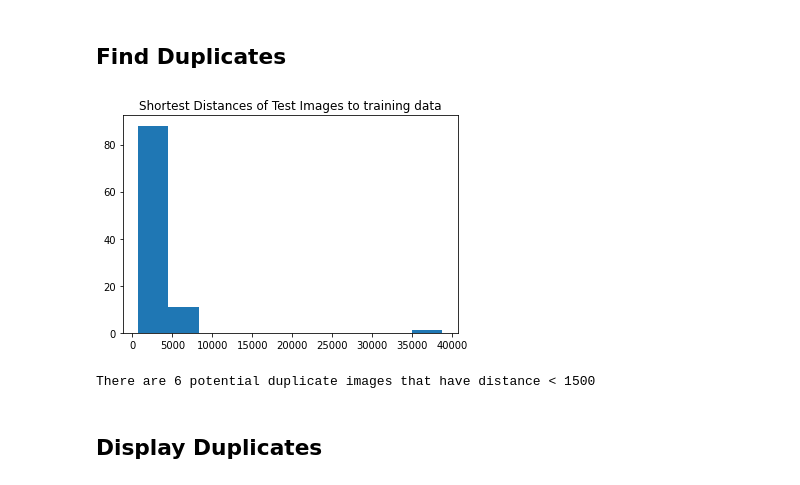
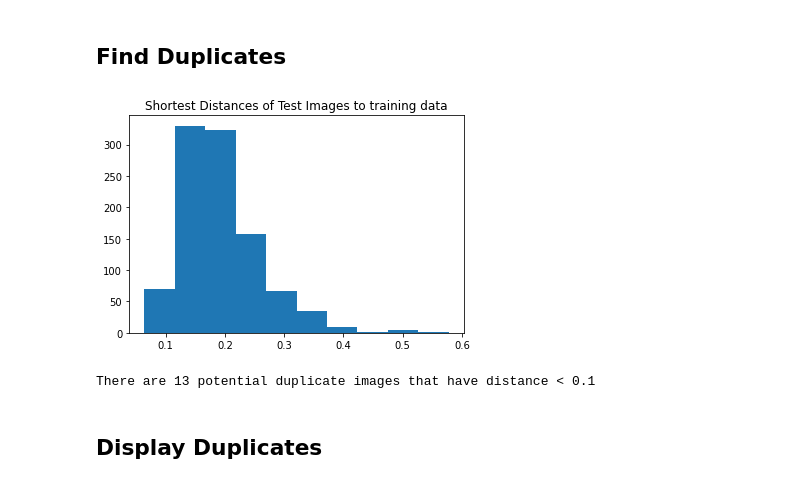
Before and after one commit to adimyth/arya_date, a Jupyter notebook: notebooks/knn-find-duplicates.ipynb, the cells around one changed output. Cells and saved outputs as stored; diff of their text form; code cells hidden in the pictures.

Commit message:
feat: adds notebook comparing duplicates between train & test on both raw & cropped images

```diff
--- a/notebooks/knn-find-duplicates.ipynb
+++ b/notebooks/knn-find-duplicates.ipynb
@@ -84,7 +88,37 @@ We will extract image embeddings from ResNet50 using images of size `224x224`. I
+# %%
+def get_mnist_model():
+    model = Sequential()
+    model.add(InputLayer(input_shape=(28, 28, 1)))
+    model.add(Conv2D(32, kernel_size = 3, activation='relu'))
+    model.add(BatchNormalization())
+    model.add(Conv2D(32, kernel_size = 3, activation='relu'))
+    model.add(BatchNormalization())
+    model.add(Conv2D(32, kernel_size = 5, strides=2, padding='same', activation='relu'))
+    model.add(BatchNormalization())
+    model.add(Dropout(0.4))
+
+    model.add(Conv2D(64, kernel_size = 3, activation='relu'))
+    model.add(BatchNormalization())
+    model.add(Conv2D(64, kernel_size = 3, activation='relu'))
+    model.add(BatchNormalization())
+    model.add(Conv2D(64, kernel_size = 5, strides=2, padding='same', activation='relu'))
+    model.add(BatchNormalization())
+    model.add(Dropout(0.4))
+
+    model.add(Conv2D(128, kernel_size = 4, activation='relu'))
+    model.add(BatchNormalization())
+    model.add(Flatten())
+    model.add(Dropout(0.4))
+    model.add(Dense(10, activation='softmax'))
+    model.load_weights("../data/external/model_0.h5")
+    return model
+# %%
+model = get_mnist_model()
 # %%
 def build_model():
-    inp = tf.keras.layers.Input(shape=(IMG_SIZE, IMG_SIZE, 3))
-    base = efn.EfficientNetB0(input_shape=(IMG_SIZE, IMG_SIZE, 3), weights="imagenet", include_top=False)
+    inp = tf.keras.layers.Input(shape=(IMG_SIZE, IMG_SIZE, 1))
+    model = get_mnist_model()
+    base = Model(inputs=model.input, outputs=model.get_layer(index=-4).output)
     x = base(inp)
     x = tf.keras.layers.GlobalAveragePooling2D()(x)
     model = tf.keras.Model(inputs=inp, outputs=x)
@@ -122,23 +158,23 @@ Train Embeddings Shape: (100, 1280)
 # %% [markdown]
 ## Find Duplicates
 # %%
-KNN = 5
-model = NearestNeighbors(n_neighbors=KNN)
-model.fit(embed_train)
-distances, indices = model.kneighbors(embed_test)
+KNN = 3
+knn = NearestNeighbors(n_neighbors=KNN)
+knn.fit(embed_train)
+distances, indices = knn.kneighbors(embed_test)
 
 mm = np.min(distances, axis=1)
 plt.title("Shortest Distances of Test Images to training data")
 plt.hist(mm)
 plt.show()
 # %% [output]
-[figure, old version]
+[figure, new version]
 # %%
-CUTOFF = 1500
-idx = np.where( (mm<CUTOFF) )[0]
-print('There are %i potential duplicate images that have distance < %i'%(len(idx),CUTOFF))
+CUTOFF = 0.1
+idx = np.where((mm<CUTOFF))[0]
+print(f"There are {len(idx)} potential duplicate images that have distance < {CUTOFF}")
 # %% [output]
-There are 6 potential duplicate images that have distance < 1500
+There are 13 potential duplicate images that have distance < 0.1
 # %% [markdown]
 ## Display Duplicates
 # %%
```
Also changed, not shown: parts of 13 cells of this notebook, 2 other files.
